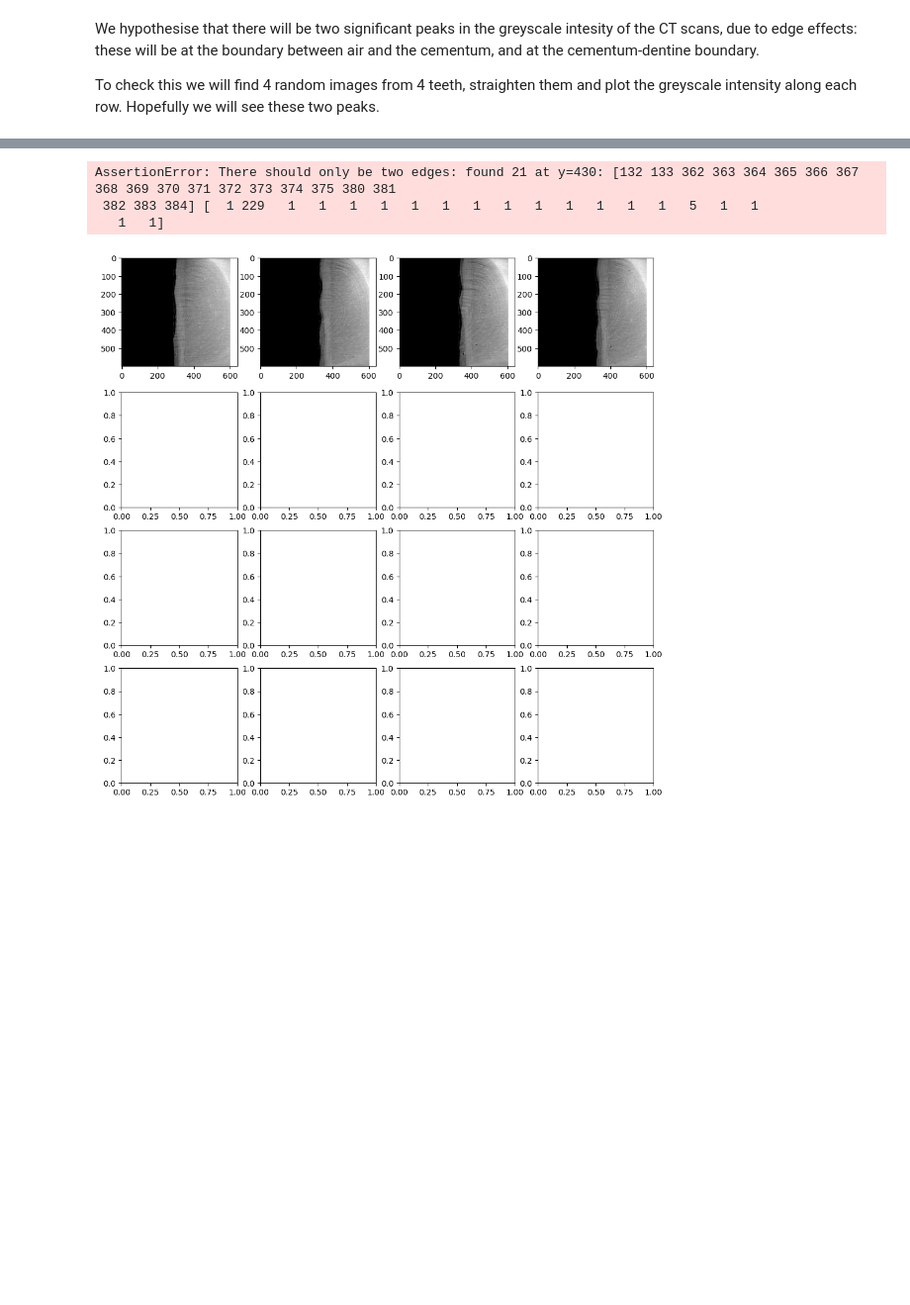
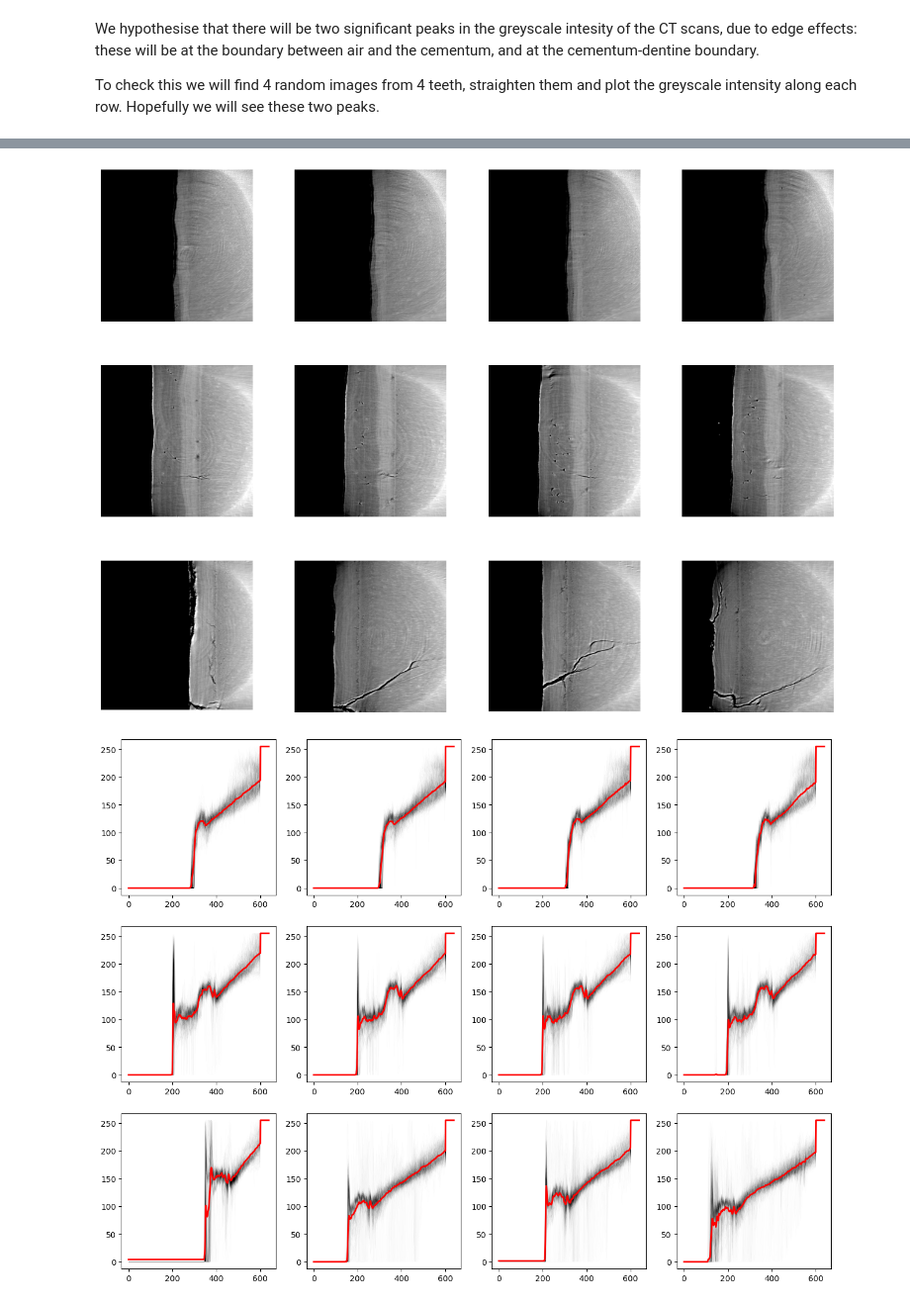
Before and after one commit to JGIBristol/cementum_imaging, a Jupyter notebook: check_greyscale_function.ipynb, the cells around one changed output, grey strips where cells are left out. Shown at 99% size. Cells and saved outputs as stored; diff of their text form; code cells hidden in the pictures; blank space fills up the shorter version.

```diff
--- a/check_greyscale_function.ipynb
+++ b/check_greyscale_function.ipynb
@@ -57,7 +63,7 @@ from cementum import straighten
 n_y = 20
 n_left, n_x, n_right = 5, 5, 5
 
-fig, axes = plt.subplots(4, 4, figsize=(12, 12))
+fig, axes = plt.subplots(n_teeth, n_slices, figsize=(4 * n_slices, 4 * n_teeth))
 
 straight_images = []
 
@@ -77,8 +83,19 @@ for axis, img_path, mask_path in tqdm(
 
     # Display it
     axis.imshow(straight_images[-1], cmap="gray")
+    axis.set_axis_off()
 # %% [output]
-AssertionError: There should only be two edges: found 21 at y=430: [132 133 362 363 364 365 366 367 368 369 370 371 372 373 374 375 380 381
- 382 383 384] [  1 229   1   1   1   1   1   1   1   1   1   1   1   1   1   5   1   1
-   1   1]
-[figure, old version]
+[figure, new version]
+# %%
+"""
+Plot the greyscale intensity across each row for all of these images
+
+"""
+fig, axes = plt.subplots(n_teeth, n_slices, figsize=(4 * n_slices, 4 * n_teeth))
+
+for axis, img in zip(axes.flat, straight_images):
+    for row in img:
+        axis.plot(row, alpha=0.05, linewidth=0.05, color="k")
+    axis.plot(np.mean(img, axis=0), color="r", linewidth=2)
+# %% [output]
+[figure, added]
```
Also changed, not shown: parts of 5 cells of this notebook.
